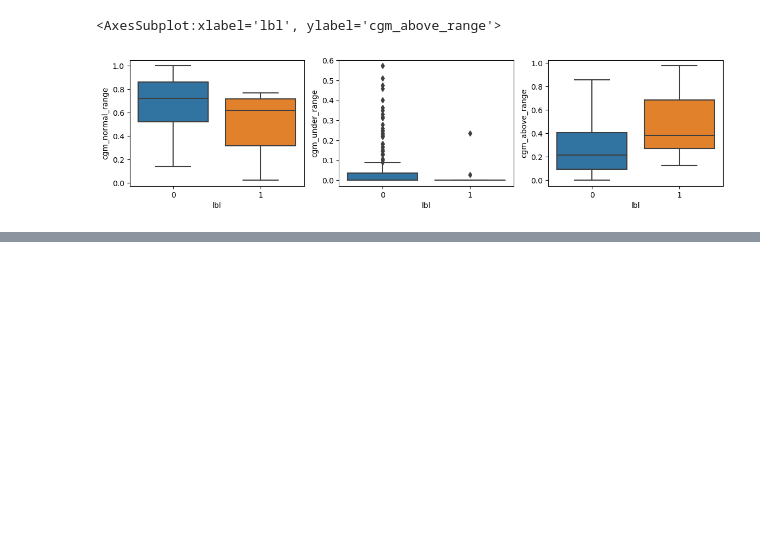
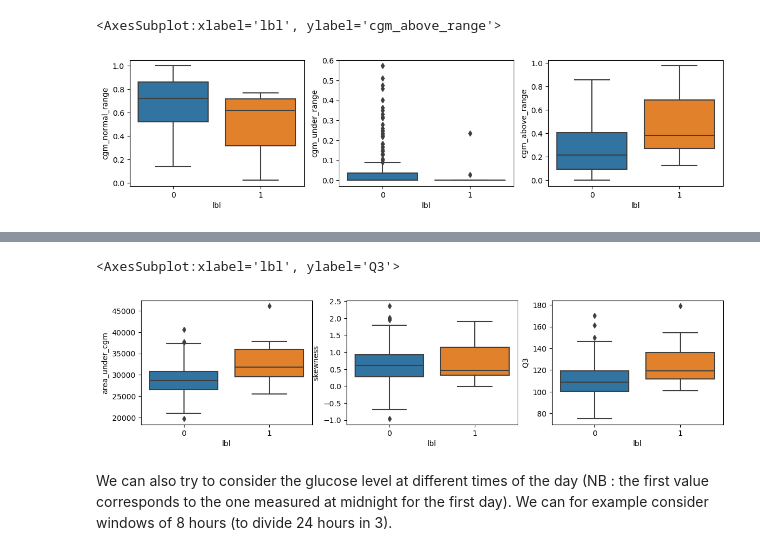
Before and after one commit to AlexandreChaussard/Datacamp-Project, a Jupyter notebook: notebooks/data_viz_cgm.ipynb, the cells around one changed output, grey strips where cells are left out. Cells and saved outputs as stored; diff of their text form; code cells hidden in the pictures; blank space fills up the shorter version.

```diff
--- a/notebooks/data_viz_cgm.ipynb
+++ b/notebooks/data_viz_cgm.ipynb
@@ -125,0 +167,19 @@ AUC/Caractéristiques DFA ?
+# %%
+from numpy import trapz
+df_stat["area_under_cgm"] = cgm_patients.apply(trapz, axis=1)
+df_stat["skewness"] = list(cgm_patients.skew(axis=1))
+df_stat["Q3"] = list(cgm_patients.quantile(0.75, axis=1))
+# %%
+plt.figure(figsize=(14,3))
+plt.subplot(1,3,1)
+sns.boxplot(data=df_stat, x='lbl', y="area_under_cgm")
+plt.subplot(1,3,2)
+sns.boxplot(data=df_stat, x='lbl', y="skewness")
+plt.subplot(1,3,3)
+sns.boxplot(data=df_stat, x='lbl', y="Q3")
+# %% [output]
+<AxesSubplot:xlabel='lbl', ylabel='Q3'>
+[figure, added]
+# %% [markdown]
+We can also try to consider the glucose level at different times of the day (NB : the first value corresponds to the one measured at midnight for the first day).
+We can for example consider windows of 8 hours (to divide 24 hours in 3).
```
Also changed, not shown: parts of 20 cells of this notebook.
